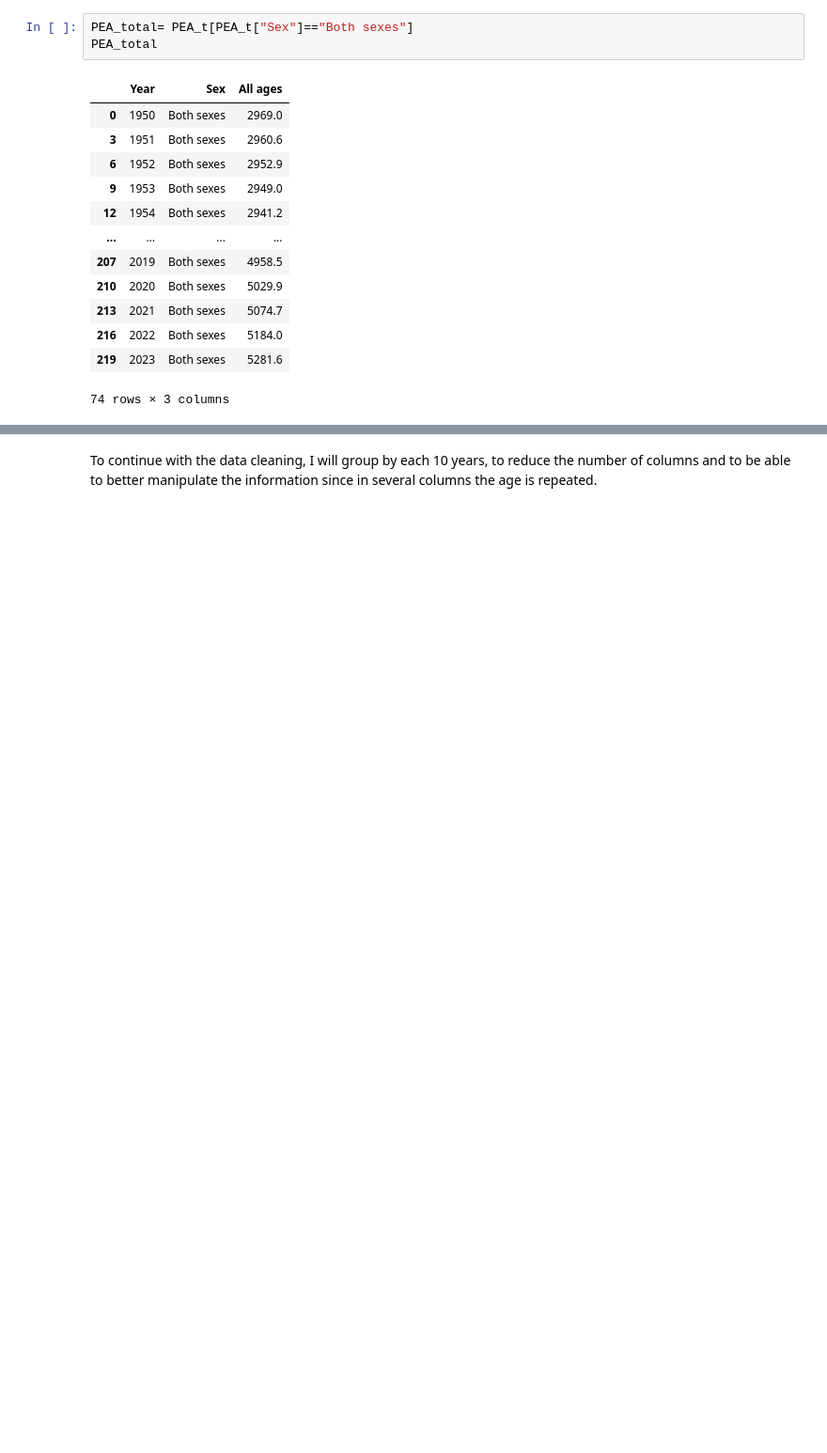
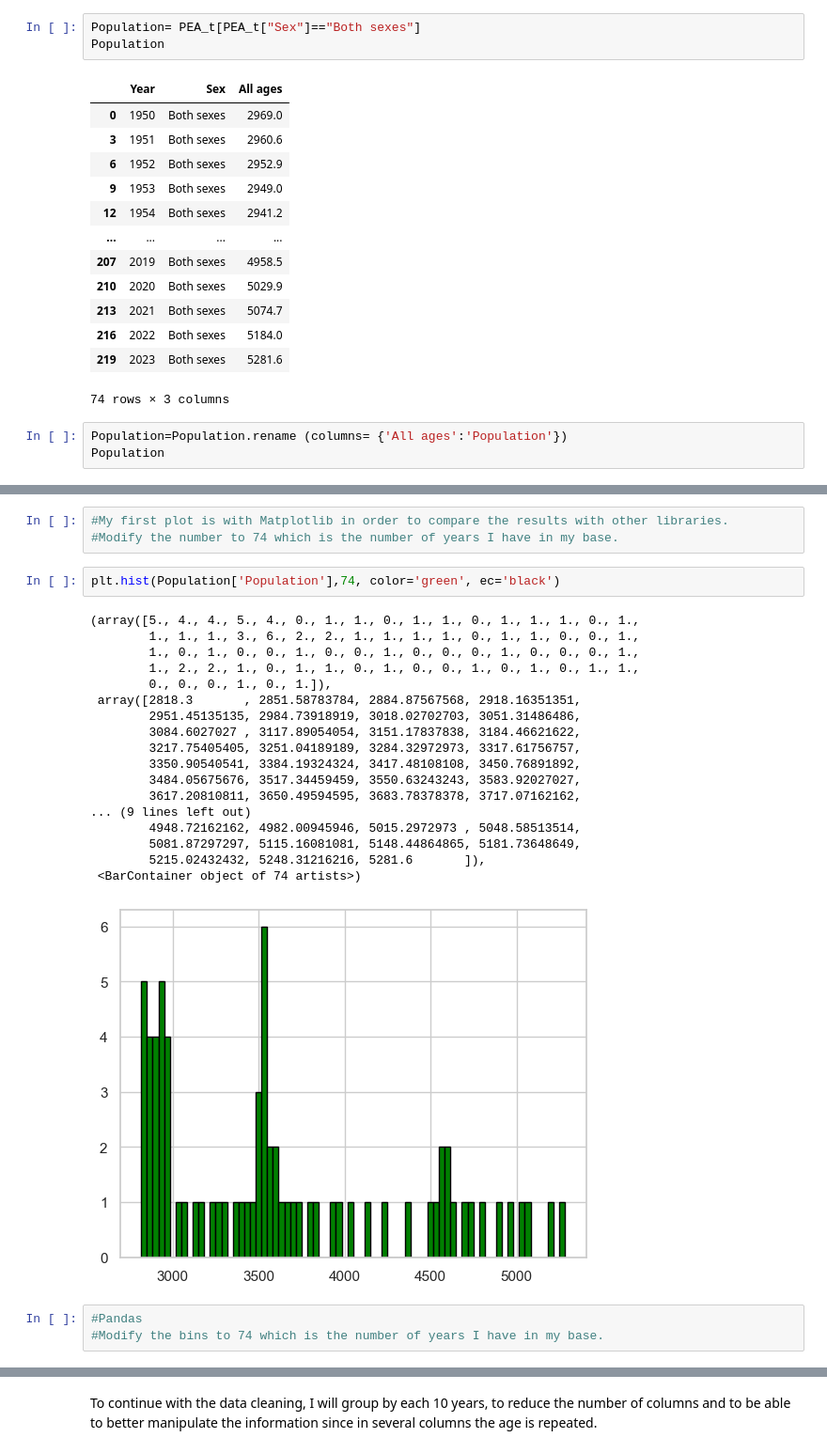
Before and after one commit to diagarmar29/Population-in-Ireland.-1st-Assesment, a Jupyter notebook: Population in Ireland.ipynb, the cells around one changed output, grey strips where cells are left out. Shown: that part at 94% size. Cells and saved outputs as stored; diff of their text form; blank space fills up the shorter version.

```diff
--- a/Population in Ireland.ipynb
+++ b/Population in Ireland.ipynb
@@ -394,8 +396,8 @@ PEA_t
 | 221 | 2023 | Female | 2675.4 |
 222 rows × 3 columns
 # %%
-PEA_total= PEA_t[PEA_t["Sex"]=="Both sexes"]
-PEA_total
+Population= PEA_t[PEA_t["Sex"]=="Both sexes"]
+Population
 # %% [output]
 |  | Year | Sex | All ages |
 | 0 | 1950 | Both sexes | 2969.0 |
@@ -410,3 +412,6 @@ PEA_total
 | 216 | 2022 | Both sexes | 5184.0 |
 | 219 | 2023 | Both sexes | 5281.6 |
 74 rows × 3 columns
+# %%
+Population=Population.rename (columns= {'All ages':'Population'})
+Population
@@ -412,0 +432,27 @@ PEA_total
+# %%
+#My first plot is with Matplotlib in order to compare the results with other libraries.
+#Modify the number to 74 which is the number of years I have in my base.
+# %%
+plt.hist(Population['Population'],74, color='green', ec='black')
+# %% [output]
+(array([5., 4., 4., 5., 4., 0., 1., 1., 0., 1., 1., 0., 1., 1., 1., 0., 1.,
+        1., 1., 1., 3., 6., 2., 2., 1., 1., 1., 1., 0., 1., 1., 0., 0., 1.,
+        1., 0., 1., 0., 0., 1., 0., 0., 1., 0., 0., 0., 1., 0., 0., 0., 1.,
+        1., 2., 2., 1., 0., 1., 1., 0., 1., 0., 0., 1., 0., 1., 0., 1., 1.,
+        0., 0., 0., 1., 0., 1.]),
+ array([2818.3       , 2851.58783784, 2884.87567568, 2918.16351351,
+        2951.45135135, 2984.73918919, 3018.02702703, 3051.31486486,
+        3084.6027027 , 3117.89054054, 3151.17837838, 3184.46621622,
+        3217.75405405, 3251.04189189, 3284.32972973, 3317.61756757,
+        3350.90540541, 3384.19324324, 3417.48108108, 3450.76891892,
+        3484.05675676, 3517.34459459, 3550.63243243, 3583.92027027,
+        3617.20810811, 3650.49594595, 3683.78378378, 3717.07162162,
+... (9 lines left out)
+        4948.72162162, 4982.00945946, 5015.2972973 , 5048.58513514,
+        5081.87297297, 5115.16081081, 5148.44864865, 5181.73648649,
+        5215.02432432, 5248.31216216, 5281.6       ]),
+ <BarContainer object of 74 artists>)
+[figure, added]
+# %%
+#Pandas
+#Modify the bins to 74 which is the number of years I have in my base.
```
Also changed, not shown: parts of 84 cells of this notebook.
